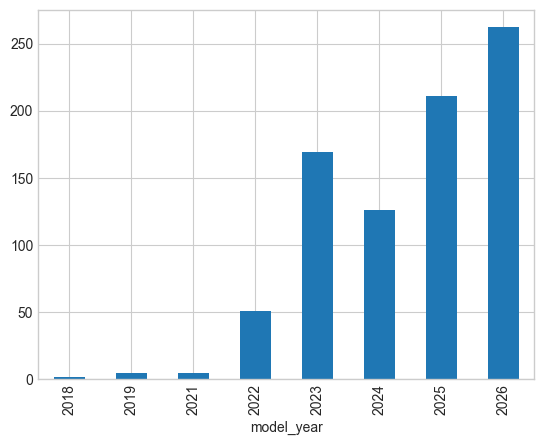
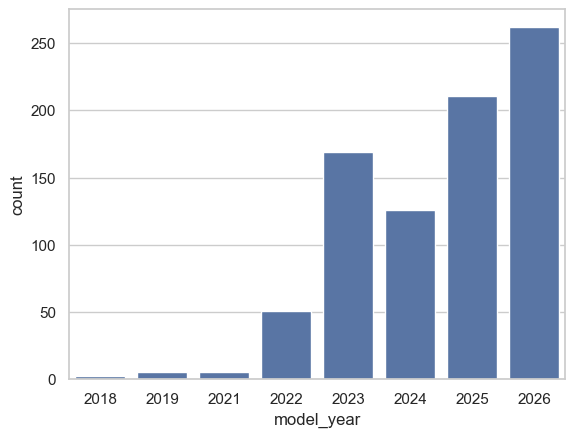
The change to this notebook cell's code, shown as a diff; its figure went from the first image to the second:
--- before
+++ after
@@ -1,3 +1,4 @@
 print('Missing model_year:', data['model_year'].isna().sum())
 print(data['model_year'].value_counts().sort_index())
-data['model_year'].value_counts().sort_index().plot(kind='bar')
+sns.countplot(x= data['model_year'])
+plt.show()

Commit: commits